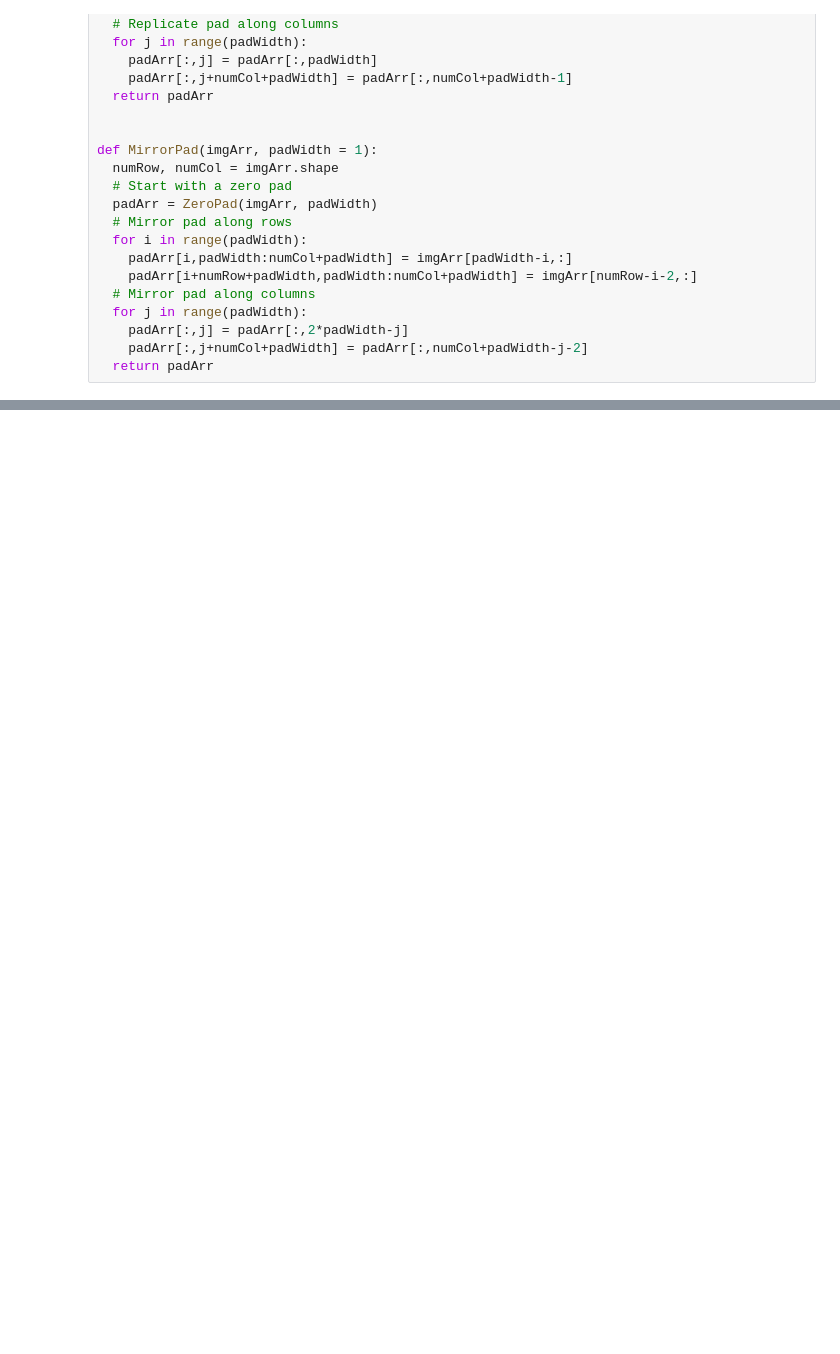
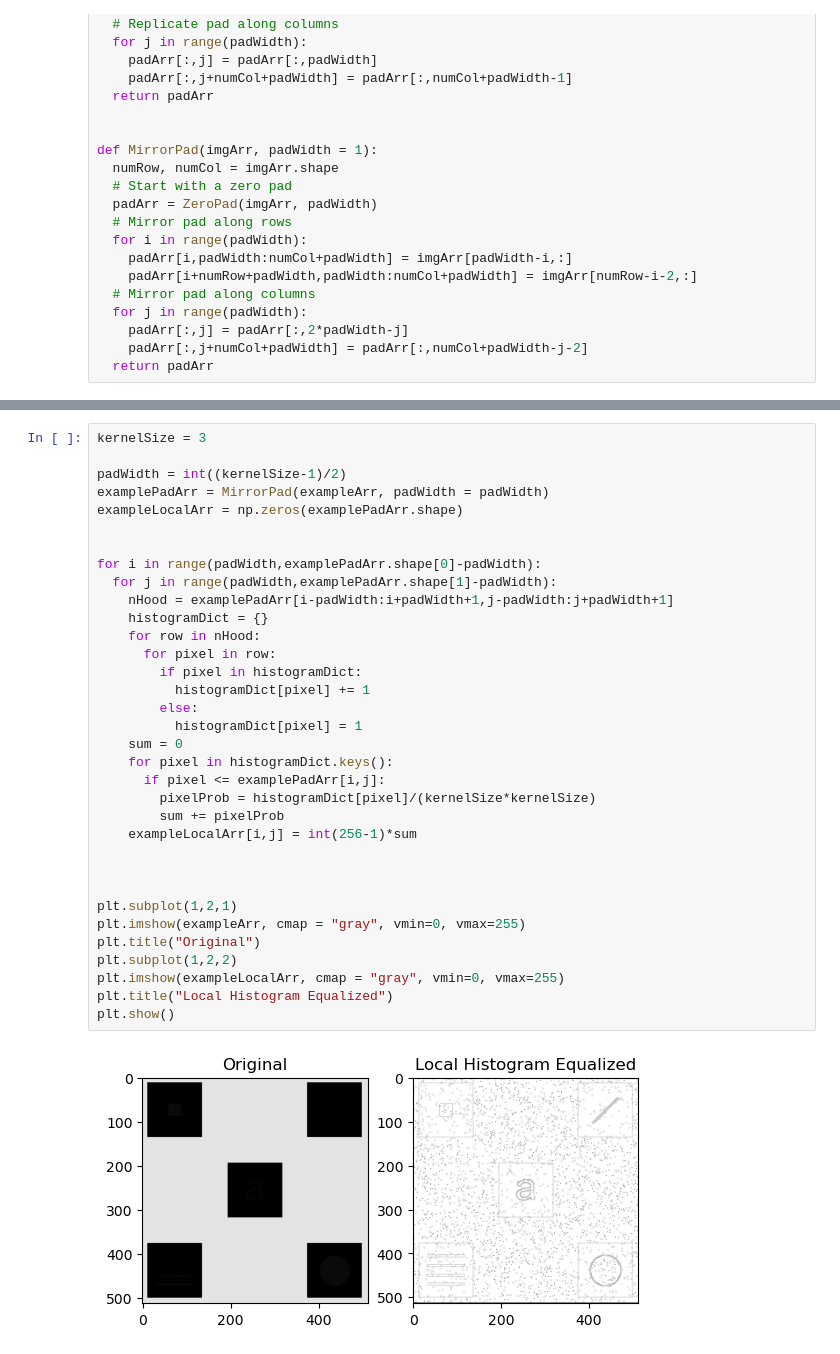
Before and after one commit to IanMcAtee/Histogram-Processing, a Jupyter notebook: HistogramProcessing.ipynb, the cells around one changed output, grey strips where cells are left out. Drawn from its saved outputs; the diff is of its cells as text; blank space fills up the shorter version.

```diff
--- a/HistogramProcessing.ipynb
+++ b/HistogramProcessing.ipynb
@@ -103,0 +167,36 @@ plt.show()
+# %%
+kernelSize = 3
+
+padWidth = int((kernelSize-1)/2)
+examplePadArr = MirrorPad(exampleArr, padWidth = padWidth)
+exampleLocalArr = np.zeros(examplePadArr.shape)
+
+
+for i in range(padWidth,examplePadArr.shape[0]-padWidth):
+  for j in range(padWidth,examplePadArr.shape[1]-padWidth):
+    nHood = examplePadArr[i-padWidth:i+padWidth+1,j-padWidth:j+padWidth+1]
+    histogramDict = {}
+    for row in nHood:
+      for pixel in row:
+        if pixel in histogramDict:
+          histogramDict[pixel] += 1
+        else:
+          histogramDict[pixel] = 1
+    sum = 0
+    for pixel in histogramDict.keys():
+      if pixel <= examplePadArr[i,j]:
+        pixelProb = histogramDict[pixel]/(kernelSize*kernelSize)
+        sum += pixelProb
+    exampleLocalArr[i,j] = int(256-1)*sum
+
+
+
+plt.subplot(1,2,1)
+plt.imshow(exampleArr, cmap = "gray", vmin=0, vmax=255)
+plt.title("Original")
+plt.subplot(1,2,2)
+plt.imshow(exampleLocalArr, cmap = "gray", vmin=0, vmax=255)
+plt.title("Local Histogram Equalized")
+plt.show()
+# %% [output]
+[figure, added]
```
Also changed, not shown: parts of 3 cells of this notebook, 2 other files.
